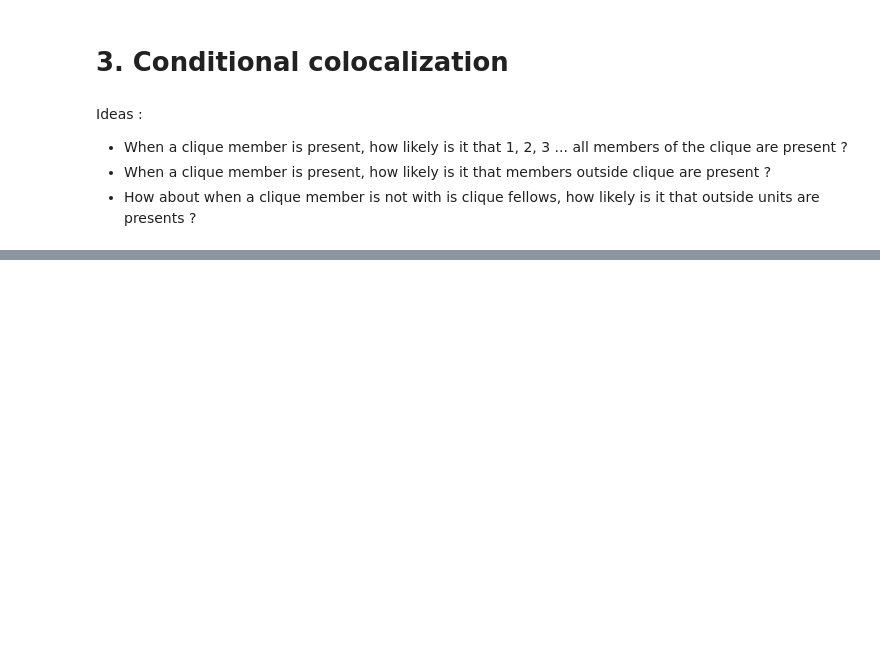
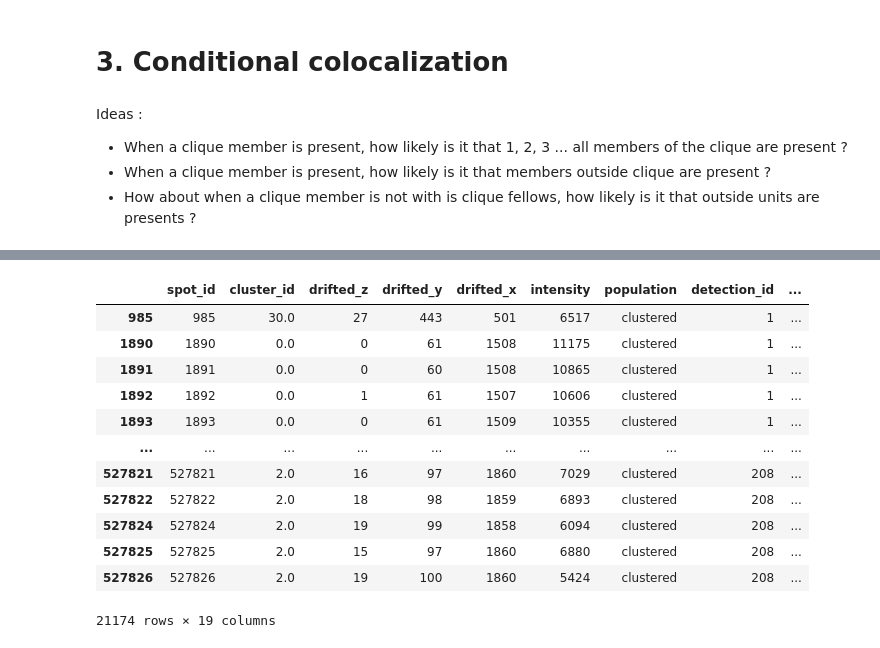
Before and after one commit to 2Echoes/Sequential_Fish, a Jupyter notebook: analysis/testing_notebooks/graphs.ipynb, the cells around one changed output, grey strips where cells are left out. Cells and saved outputs as stored; diff of their text form; code cells hidden in the pictures; blank space fills up the shorter version.

```diff
--- a/analysis/testing_notebooks/graphs.ipynb
+++ b/analysis/testing_notebooks/graphs.ipynb
@@ -624,0 +650,17 @@ Ideas :
+# %%
+clustered_Spots = all_Spots.loc[~all_Spots['cluster_id'].isna()]
+clustered_Spots
+# %% [output]
+|  | spot_id | cluster_id | drifted_z | drifted_y | drifted_x | intensity | population | detection_id | ... |
+| 985 | 985 | 30.0 | 27 | 443 | 501 | 6517 | clustered | 1 | ... |
+| 1890 | 1890 | 0.0 | 0 | 61 | 1508 | 11175 | clustered | 1 | ... |
+| 1891 | 1891 | 0.0 | 0 | 60 | 1508 | 10865 | clustered | 1 | ... |
+| 1892 | 1892 | 0.0 | 1 | 61 | 1507 | 10606 | clustered | 1 | ... |
+| 1893 | 1893 | 0.0 | 0 | 61 | 1509 | 10355 | clustered | 1 | ... |
+| ... | ... | ... | ... | ... | ... | ... | ... | ... | ... |
+| 527821 | 527821 | 2.0 | 16 | 97 | 1860 | 7029 | clustered | 208 | ... |
+| 527822 | 527822 | 2.0 | 18 | 98 | 1859 | 6893 | clustered | 208 | ... |
+| 527824 | 527824 | 2.0 | 19 | 99 | 1858 | 6094 | clustered | 208 | ... |
+| 527825 | 527825 | 2.0 | 15 | 97 | 1860 | 6880 | clustered | 208 | ... |
+| 527826 | 527826 | 2.0 | 19 | 100 | 1860 | 5424 | clustered | 208 | ... |
+21174 rows × 19 columns
```
Also changed, not shown: parts of 13 cells of this notebook, 2 other files.
